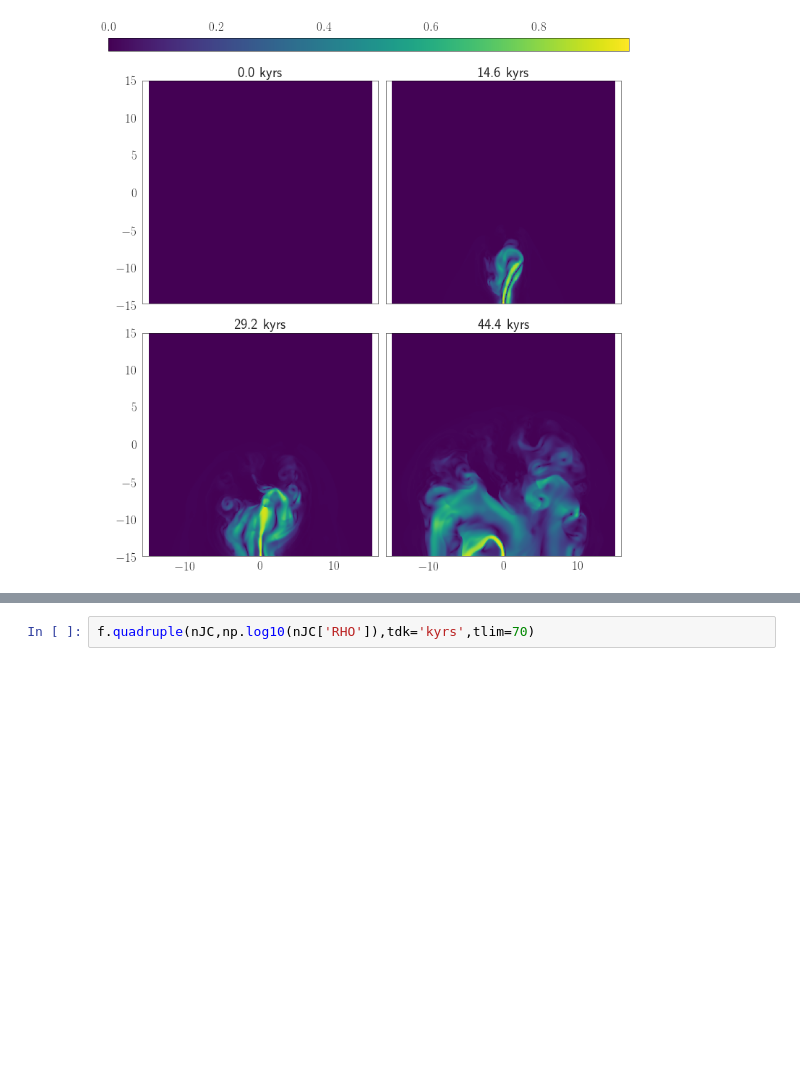
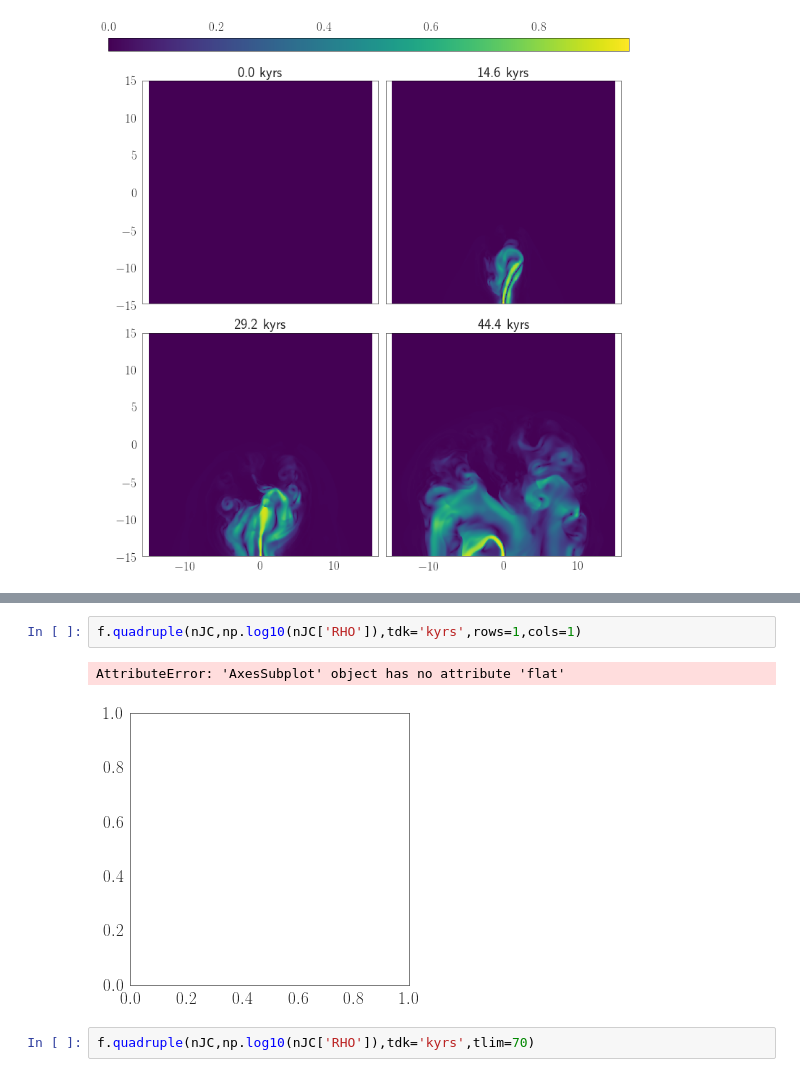
Before and after one commit to Mixpap/MasterThesis, a Jupyter notebook: Notebooks/Data (Jet-Cloud interaction).ipynb, the cells around one changed output, grey strips where cells are left out. Saved outputs shown, nothing was run; the diff lists cells and outputs as text; blank space fills up the shorter version.

```diff
--- a/Notebooks/Data (Jet-Cloud interaction).ipynb
+++ b/Notebooks/Data (Jet-Cloud interaction).ipynb
@@ -106,3 +116,8 @@ f.quadruple(nJC,np.sqrt(nJC['Vx']**2+nJC['Vy']**2),tdk='kyrs',tlim=70)
+# %%
+f.quadruple(nJC,np.log10(nJC['RHO']),tdk='kyrs',rows=1,cols=1)
+# %% [output]
+AttributeError: 'AxesSubplot' object has no attribute 'flat'
+[figure, added]
 # %%
 f.quadruple(nJC,np.log10(nJC['RHO']),tdk='kyrs',tlim=70)
 # %% [output]
```
Also changed, not shown: parts of 2 cells of this notebook, 11 other files.
